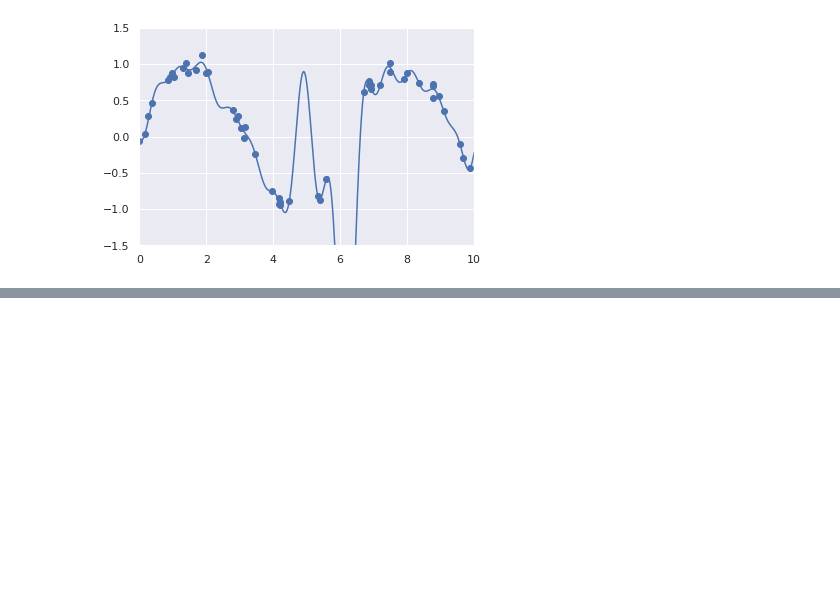
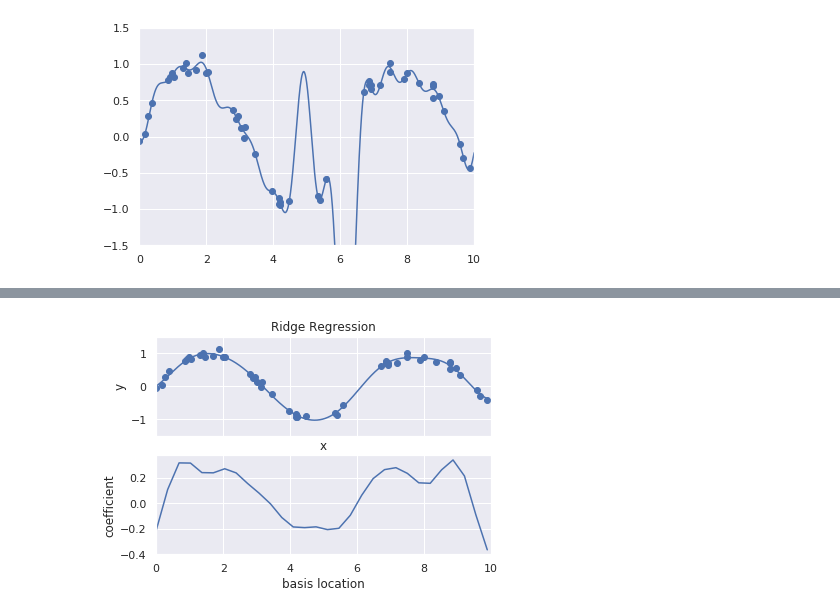
Before and after one commit to Simonliuwaterloo/python_data_science_handbook, a Jupyter notebook: linear_regression.ipynb, the cells around one changed output, grey strips where cells are left out. Cells and saved outputs as stored; diff of their text form; code cells hidden in the pictures; blank space fills up the shorter version.

```diff
--- a/linear_regression.ipynb
+++ b/linear_regression.ipynb
@@ -137,0 +163,9 @@ plt.ylim(-1.5, 1.5)
+# %%
+# ridge regression L2
+from sklearn.linear_model import Ridge
+model = make_pipeline(GaussianFeatures(30), Ridge(alpha=0.1))
+basis_plot(model, title='Ridge Regression')
+# a -> 0: linear regression
+# a -> infy: all response will be suppressed
+# %% [output]
+[figure, added]
```
Also changed, not shown: parts of 4 cells of this notebook, 6 other files.
